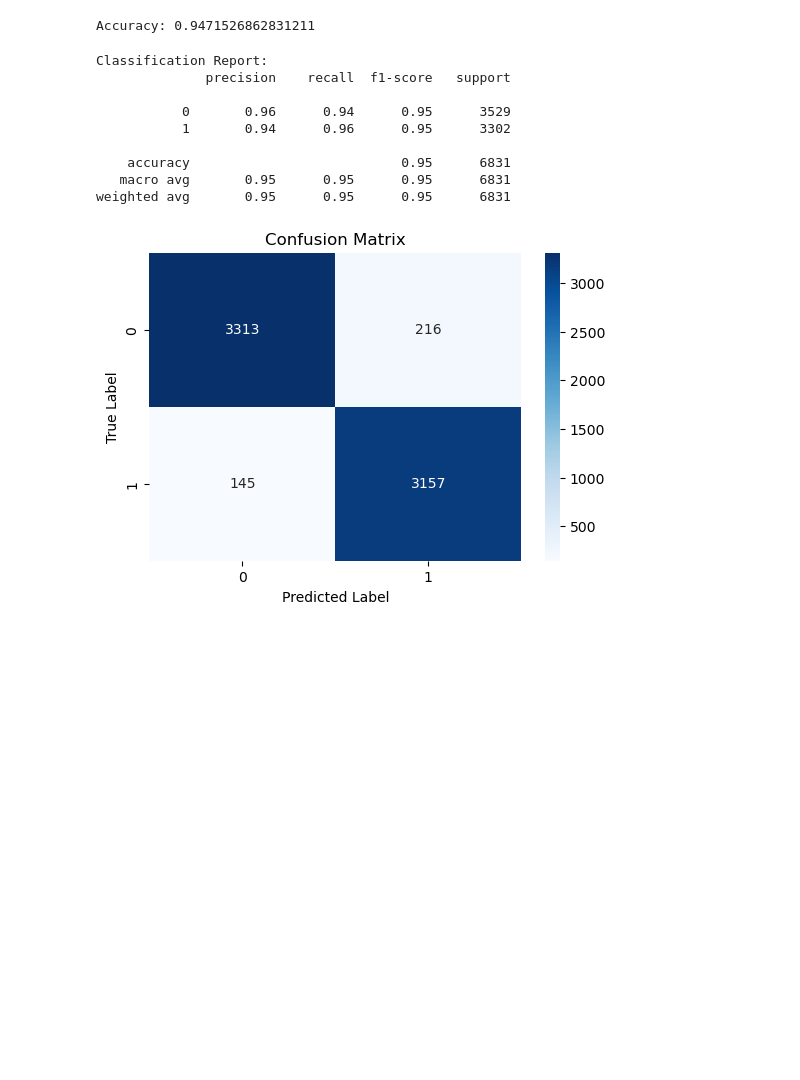
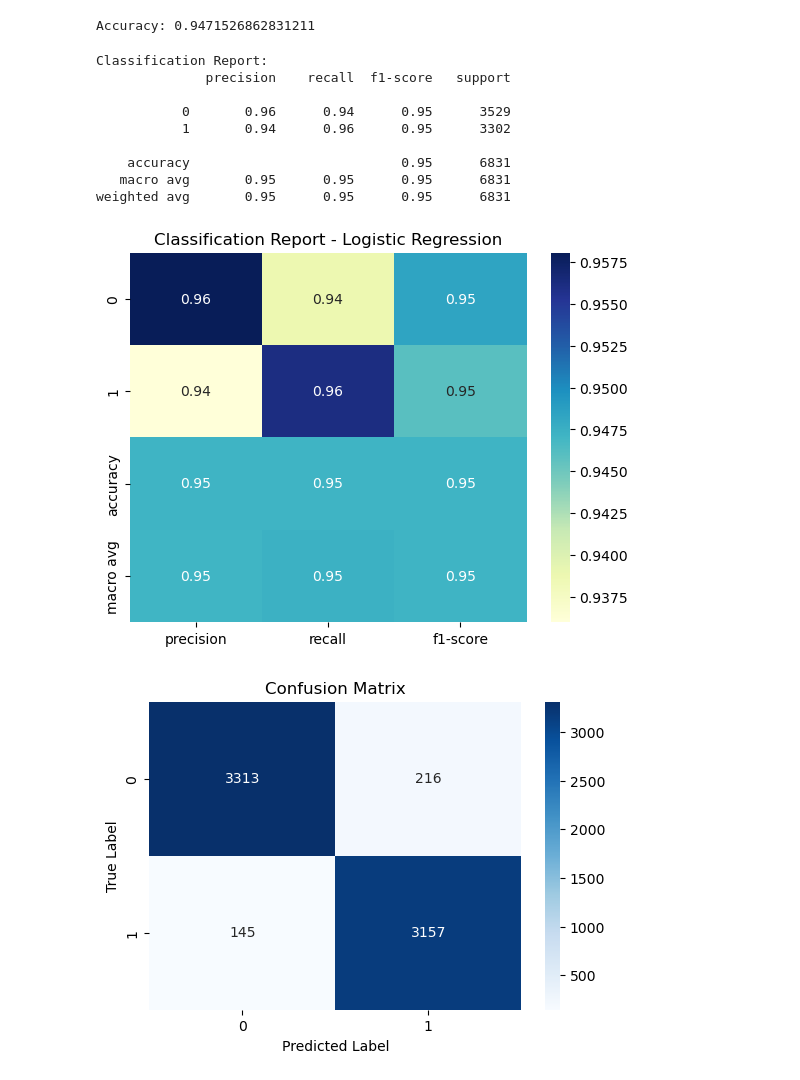
Before and after one commit to Julseb-Ironhack-AI/project-nlp-challenge, a Jupyter notebook: LogesticRegression/LogisticRegression_Model.ipynb, the cells around one changed output. Saved outputs shown, nothing was run; the diff lists cells and outputs as text; code cells hidden in the pictures; blank space fills up the shorter version.

Commit message:
Cleaned Logestic Regression

```diff
--- a/LogesticRegression/LogisticRegression_Model.ipynb
+++ b/LogesticRegression/LogisticRegression_Model.ipynb
@@ -30,12 +30,10 @@ nltk.download('wordnet')
 [nltk_data]   Package wordnet is already up-to-date!
 True
 # %%
-data = pd.read_csv("../dataset/training_data_lowercase.csv")
-data.reset_index(drop=True, inplace=True)
+data = pd.read_csv("../dataset/training_data_lowercase.csv", sep="\t", header=None, names=["label", "title"])
+data.reset_index(drop=True, inplace=True)  # optional
 
 data.head()
-data.columns = ['label','title']
-data.head()
 # %% [output]
 |  | label | title |
 | 0 | 0 | donald trump sends out embarrassi... |
@@ -98,19 +96,30 @@ from sklearn.metrics import accuracy_score, classification_report, confusion_mat
 print("Accuracy:", accuracy_score(y_test, y_pred))
 # %% [output]
 Accuracy: 0.9471526862831211
-# %%
-print("\nClassification Report:")
-print(classification_report(y_test, y_pred))
-# %% [output]
-Classification Report:
-              precision    recall  f1-score   support
-
-           0       0.96      0.94      0.95      3529
-           1       0.94      0.96      0.95      3302
-
-    accuracy                           0.95      6831
-   macro avg       0.95      0.95      0.95      6831
-weighted avg       0.95      0.95      0.95      6831
+# %%
+print("\nClassification Report:")
+print(classification_report(y_test, y_pred))
+
+from sklearn.metrics import classification_report
+import pandas as pd
+
+report = classification_report(y_test, y_pred, output_dict=True)
+df_report = pd.DataFrame(report).transpose()
+
+sns.heatmap(df_report.iloc[:-1, :-1], annot=True, cmap='YlGnBu')
+plt.title('Classification Report - Logistic Regression')
+plt.show()
+# %% [output]
+Classification Report:
+              precision    recall  f1-score   support
+
+           0       0.96      0.94      0.95      3529
+           1       0.94      0.96      0.95      3302
+
+    accuracy                           0.95      6831
+   macro avg       0.95      0.95      0.95      6831
+weighted avg       0.95      0.95      0.95      6831
+[figure, added]
 # %%
 
 import seaborn as sns
```
Also changed, not shown: parts of 5 cells of this notebook, 2 other files.
